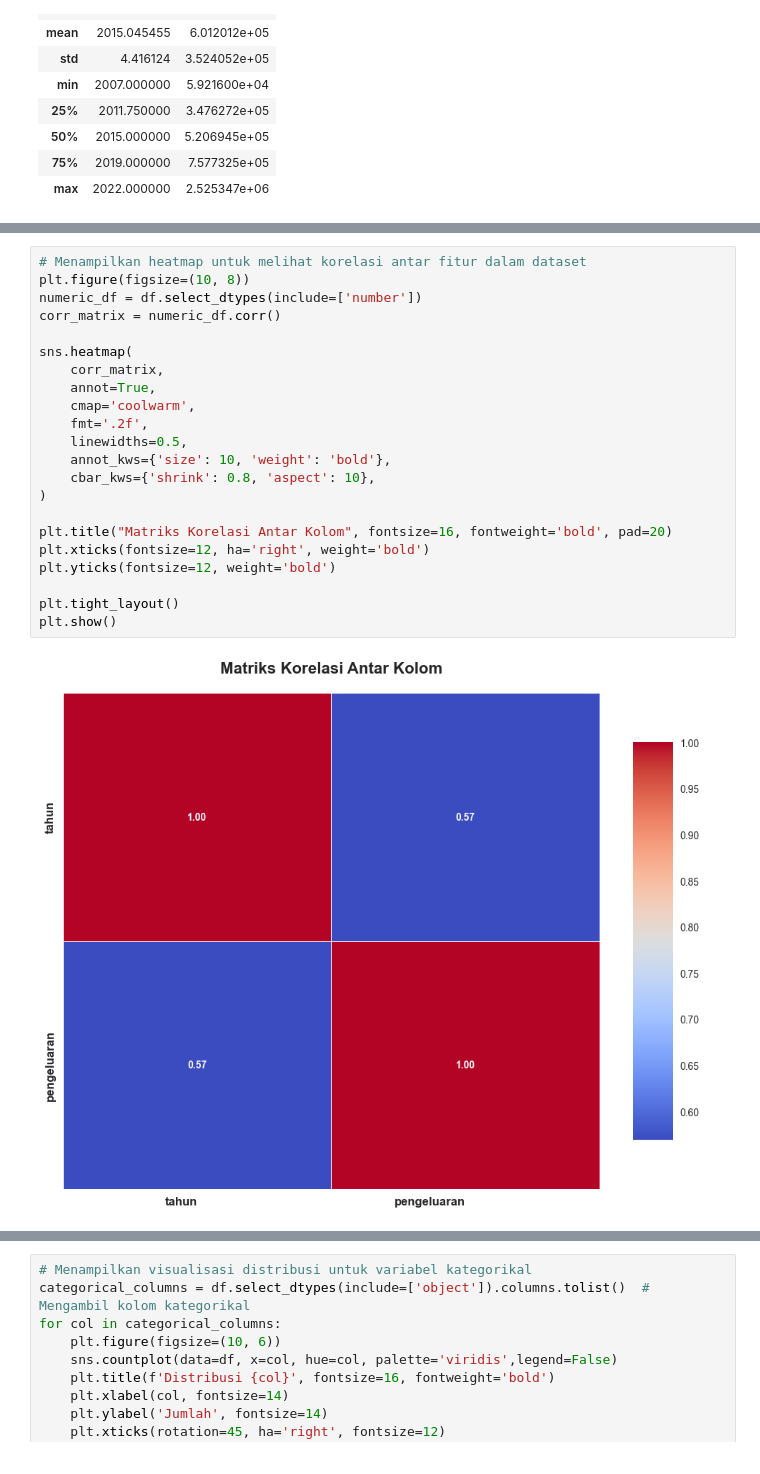
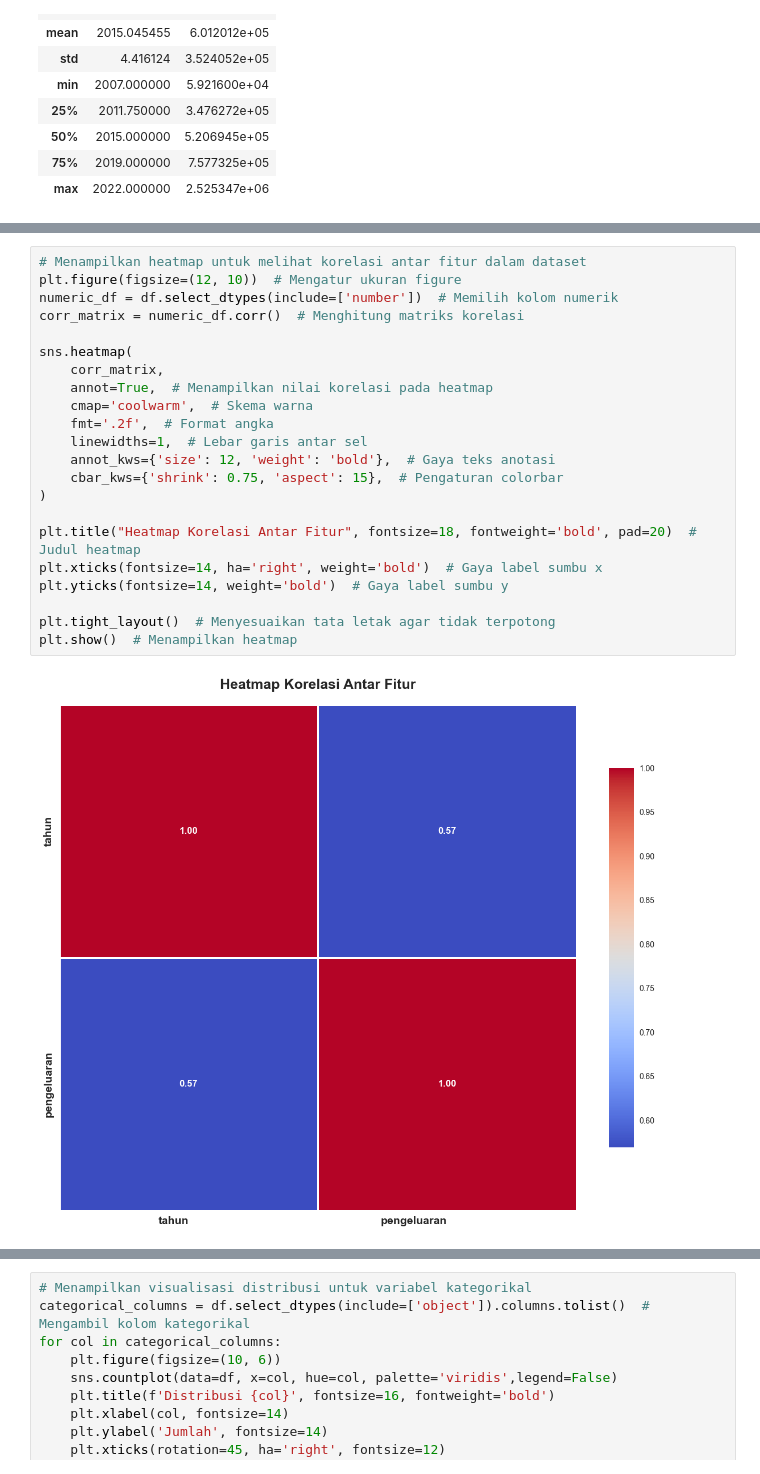
Before and after one commit to leonardkumaro/Proyek-Machine-Learning, a Jupyter notebook: [Clustering]_Submission_Akhir_BMLP_Leonard Bodhi Kumaro.ipynb, the cells around one changed output, grey strips where cells are left out. Saved outputs shown, nothing was run; the diff lists cells and outputs as text.

```diff
--- a/[Clustering]_Submission_Akhir_BMLP_Leonard Bodhi Kumaro.ipynb
+++ b/[Clustering]_Submission_Akhir_BMLP_Leonard Bodhi Kumaro.ipynb
@@ -145,24 +155,24 @@ Jika diperhatikan, kolom 'pengeluaran' memiliki distribusi yang miring ke kanan
 # %%
 # Menampilkan heatmap untuk melihat korelasi antar fitur dalam dataset
-plt.figure(figsize=(10, 8))
-numeric_df = df.select_dtypes(include=['number'])
-corr_matrix = numeric_df.corr()
+plt.figure(figsize=(12, 10))  # Mengatur ukuran figure
+numeric_df = df.select_dtypes(include=['number'])  # Memilih kolom numerik
+corr_matrix = numeric_df.corr()  # Menghitung matriks korelasi
 
 sns.heatmap(
     corr_matrix,
-    annot=True,
-    cmap='coolwarm',
-    fmt='.2f',
-    linewidths=0.5,
-    annot_kws={'size': 10, 'weight': 'bold'},
-    cbar_kws={'shrink': 0.8, 'aspect': 10},
+    annot=True,  # Menampilkan nilai korelasi pada heatmap
+    cmap='coolwarm',  # Skema warna
+    fmt='.2f',  # Format angka
+    linewidths=1,  # Lebar garis antar sel
+    annot_kws={'size': 12, 'weight': 'bold'},  # Gaya teks anotasi
+    cbar_kws={'shrink': 0.75, 'aspect': 15},  # Pengaturan colorbar
 )
 
-plt.title("Matriks Korelasi Antar Kolom", fontsize=16, fontweight='bold', pad=20)
-plt.xticks(fontsize=12, ha='right', weight='bold')
-plt.yticks(fontsize=12, weight='bold')
+plt.title("Heatmap Korelasi Antar Fitur", fontsize=18, fontweight='bold', pad=20)  # Judul heatmap
+plt.xticks(fontsize=14, ha='right', weight='bold')  # Gaya label sumbu x
+plt.yticks(fontsize=14, weight='bold')  # Gaya label sumbu y
 
-plt.tight_layout()
-plt.show()
+plt.tight_layout()  # Menyesuaikan tata letak agar tidak terpotong
+plt.show()  # Menampilkan heatmap
 # %% [output]
-[figure, old version]
+[figure, new version]
```
Also changed, not shown: parts of 4 cells of this notebook, 1 other file.
